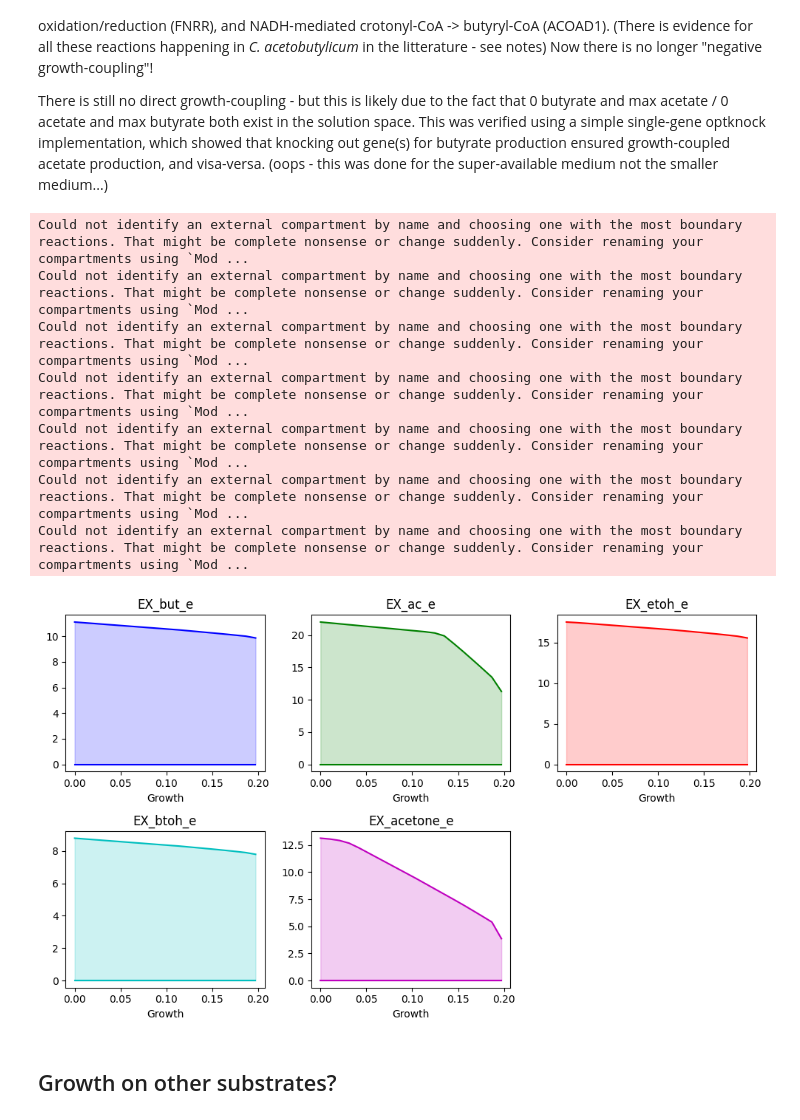
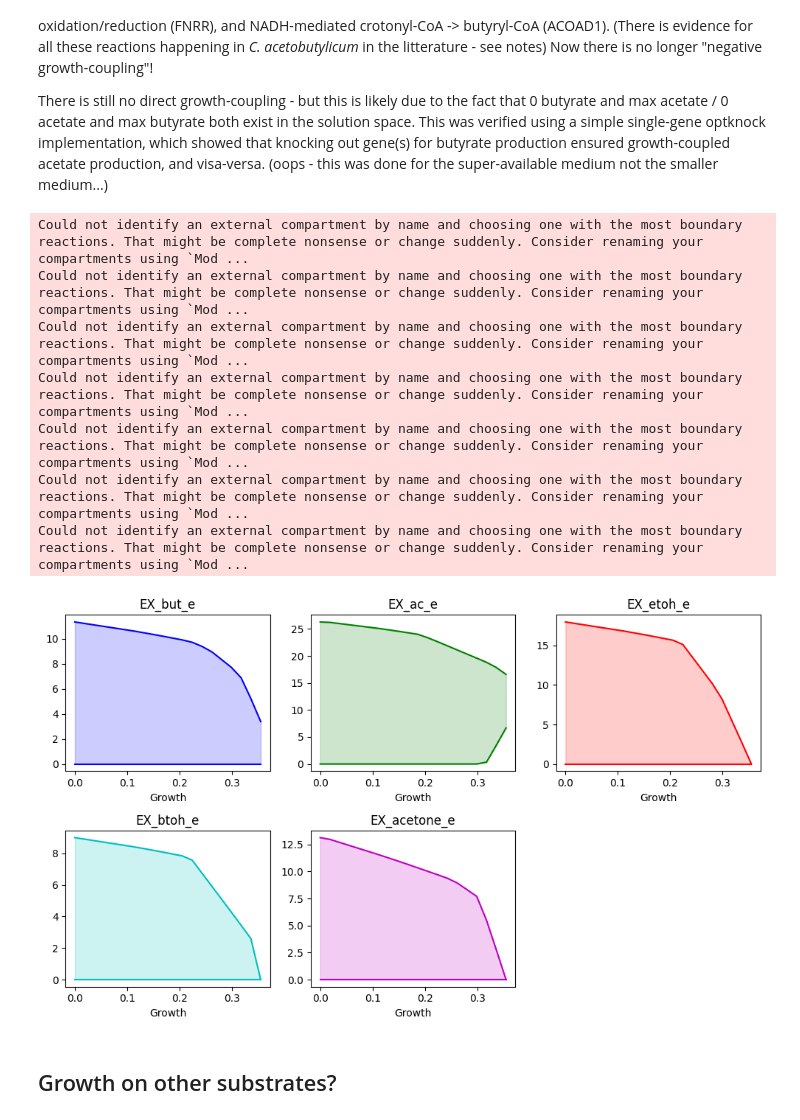
Before and after one commit to andreastallvik/BIOTBT3900, a Jupyter notebook: community_modelling/CBP_butanol/nj4_validation.ipynb, the cells around one changed output. Drawn from its saved outputs; the diff is of its cells as text; code cells hidden in the pictures.

```diff
--- a/community_modelling/CBP_butanol/nj4_validation.ipynb
+++ b/community_modelling/CBP_butanol/nj4_validation.ipynb
@@ -362,20 +362,20 @@ There is still no direct growth-coupling - but this is likely due to the fact th
 # %%
 from utils import static_sim
 
-medium = static_sim.get_specific_medium(nj4, {"EX_xyl__D_e": 10})
+medium = static_sim.get_specific_medium(nj4, {"EX_xyl__D_e": 10, "EX_nh4_e": 10,}, fill_value=0.1)
 
 prod_reactions = ["EX_but_e", "EX_ac_e", "EX_etoh_e", "EX_btoh_e", "EX_acetone_e"]
 
 static_sim.plot_flux_envelopes(nj4, medium=medium, reactions=prod_reactions)
 # %% [output]
 Could not identify an external compartment by name and choosing one with the most boundary reactions. That might be complete nonsense or change suddenly. Consider renaming your compartments using `Mod ...
 Could not identify an external compartment by name and choosing one with the most boundary reactions. That might be complete nonsense or change suddenly. Consider renaming your compartments using `Mod ...
 Could not identify an external compartment by name and choosing one with the most boundary reactions. That might be complete nonsense or change suddenly. Consider renaming your compartments using `Mod ...
 Could not identify an external compartment by name and choosing one with the most boundary reactions. That might be complete nonsense or change suddenly. Consider renaming your compartments using `Mod ...
 Could not identify an external compartment by name and choosing one with the most boundary reactions. That might be complete nonsense or change suddenly. Consider renaming your compartments using `Mod ...
 Could not identify an external compartment by name and choosing one with the most boundary reactions. That might be complete nonsense or change suddenly. Consider renaming your compartments using `Mod ...
 Could not identify an external compartment by name and choosing one with the most boundary reactions. That might be complete nonsense or change suddenly. Consider renaming your compartments using `Mod ...
-[figure, old version]
+[figure, new version]
 # %% [markdown]
 ## Growth on other substrates?
 # %%
```
Also changed, not shown: 3 other files.
